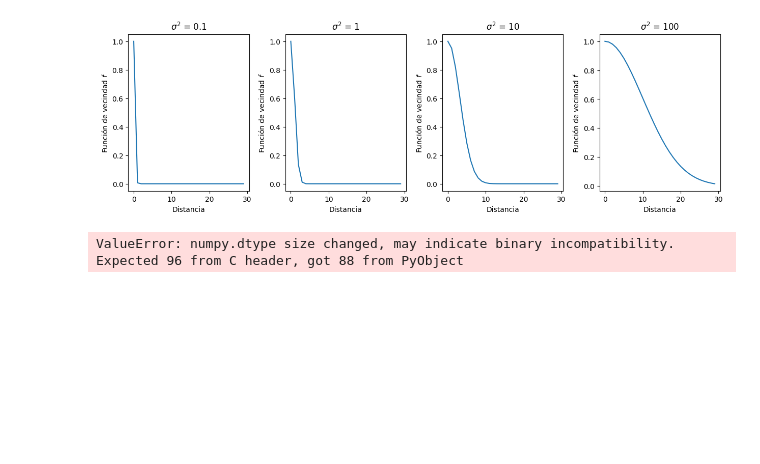
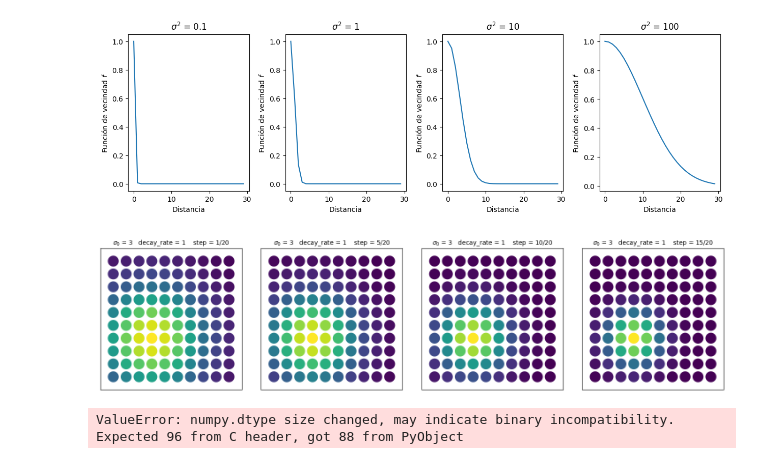
Before and after one commit to JaumeSanCol/TFG, a Jupyter notebook: notebooks/base.ipynb, the cells around one changed output. Drawn from its saved outputs; the diff is of its cells as text; code cells hidden in the pictures; blank space fills up the shorter version.

```diff
--- a/notebooks/base.ipynb
+++ b/notebooks/base.ipynb
@@ -94,18 +93,0 @@ plt.show()
-# %%
-# Decaimiento exponencial
-
-epochs = np.arange(0, 50)
-max_iter = epochs[-1]  # 49
-lr_decay = [0.001, 0.1, 0.5, 0.99]
-fig,ax = plt.subplots(nrows=1, ncols=4, figsize=(15,4))
-plt_ind = np.arange(4) + 141
-for decay, ind in zip(lr_decay, plt_ind):
-    plt.subplot(ind)
-    learn_rate = np.exp(-epochs * decay)
-    plt.plot(epochs, learn_rate)
-    plt.title('lr_decay: ' + str(decay))
-    plt.xlabel('epochs $t$')
-    plt.ylabel('$learn\_rate^{(t)}$')
-fig.subplots_adjust(hspace=0.5, wspace=0.3)
-plt.savefig('img/lr_decay.png', dpi=300)
-plt.show()
@@ -128,6 +108,55 @@ plt.savefig('img/radius_decay.png', dpi=300)
 plt.show()
 # %% [output]
 [figure]
+# %%
+import numpy as np
+import matplotlib.pyplot as plt
+
+# Crear una cuadrícula 10x10
+grid_size = 10
+x = np.arange(grid_size)
+y = np.arange(grid_size)
+xx, yy = np.meshgrid(x, y)
+
+# Nuevo centro: posición (3, 3)
+center_x, center_y = 3, 3
+
+# Distancia euclidiana desde el nuevo centro
+distances = np.sqrt((xx - center_x)**2 + (yy - center_y)**2)
+
+# Parámetros de la función de vecindad
+sigma_sq_list = [1, 5, 10, 15]
+total_steps = 20
+sigma_0 = 3
+decay_rate=1
+fig, ax = plt.subplots(1, 4, figsize=(16, 4))
+
+for i, step in enumerate(sigma_sq_list):
+    # Función de vecindad
+    sigma_sq = (sigma_0 * np.exp(-step * decay_rate / total_steps))**2
+    f = np.exp(-distances**2 / (2 * sigma_sq))
+
+    ax[i].set_title(f'$\\sigma_0$ = {sigma_0}   decay_rate = {decay_rate}    step = {step}/{total_steps}', fontsize=10)
+    ax[i].set_xticks([])
+    ax[i].set_yticks([])
+    ax[i].set_aspect('equal')
+
+    # Dibujar círculos coloreados según f
+    for xi in range(grid_size):
+        for yi in range(grid_size):
+            color = plt.cm.viridis(f[yi, xi])
+            circle = plt.Circle((xi, yi), 0.4, color=color)
+            ax[i].add_patch(circle)
+
+    ax[i].set_xlim(-1, grid_size)
+    ax[i].set_ylim(-1, grid_size)
+
+plt.tight_layout()
+plt.subplots_adjust(top=0.85, bottom=0.05, left=0.05, right=0.95)  # Ajustes adicionales
+plt.savefig('img/neighborhood_decay_center_3_3.png', dpi=300, bbox_inches='tight')
+plt.show()
+# %% [output]
+[figure, added]
 # %%
 from somJ.som  import SoM
 from sklearn.preprocessing import MinMaxScaler
```
Also changed, not shown: parts of 2 cells of this notebook, 20 other files.
